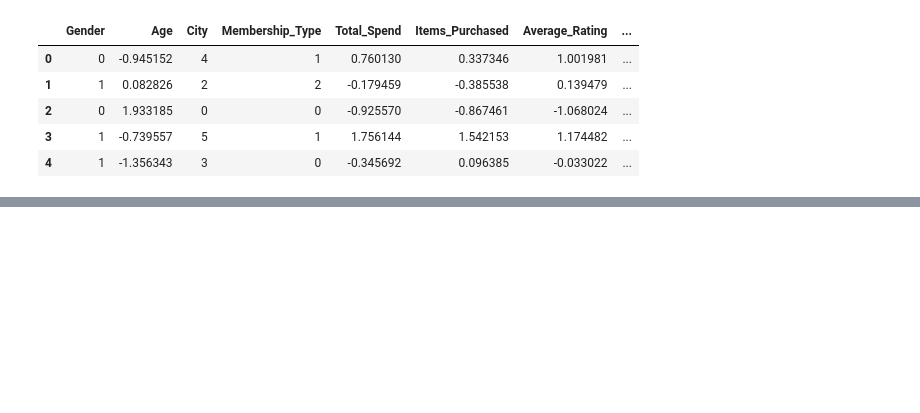
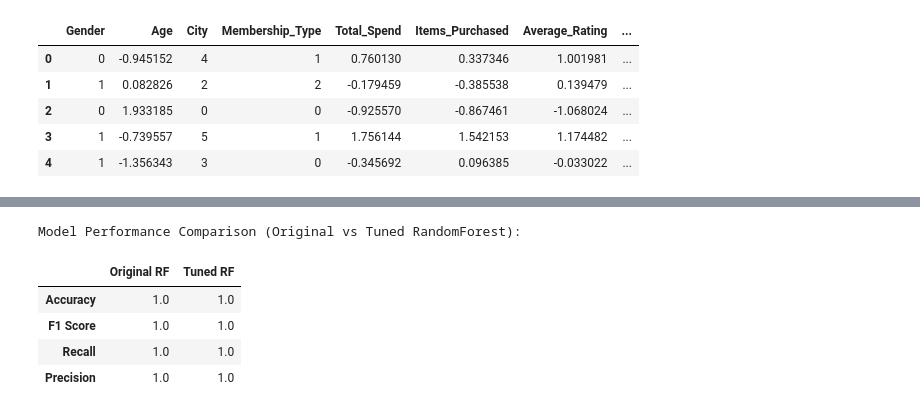
Before and after one commit to yatikanghan/Machine-Learning, a Jupyter notebook: Jupyter/project.ipynb, the cells around one changed output, grey strips where cells are left out. Cells and saved outputs as stored; diff of their text form; code cells hidden in the pictures; blank space fills up the shorter version.

```diff
--- a/Jupyter/project.ipynb
+++ b/Jupyter/project.ipynb
@@ -665,0 +1001,46 @@ ValueError: Cannot cast object dtype to float64
+# %%
+from sklearn.metrics import accuracy_score, f1_score, recall_score, precision_score
+
+# ✅ Train Original Random Forest
+rf_original = RandomForestClassifier(random_state=42)
+rf_original.fit(X_train, y_train)
+y_pred_original = rf_original.predict(X_test)
+
+# ✅ Train Tuned Random Forest (from previous tuning)
+y_pred_tuned = rf_tuner.predict(X_test)
+
+# ✅ Define function to calculate performance metrics
+def evaluate_model(y_true, y_pred):
+    return {
+        "Accuracy": accuracy_score(y_true, y_pred),
+        "F1 Score": f1_score(y_true, y_pred, average="weighted"),
+        "Recall": recall_score(y_true, y_pred, average="weighted"),
+        "Precision": precision_score(y_true, y_pred, average="weighted"),
+    }
+
+# ✅ Compute performance for both models
+original_rf_metrics = evaluate_model(y_test, y_pred_original)
+tuned_rf_metrics = evaluate_model(y_test, y_pred_tuned)
+
+# ✅ Convert results to DataFrame for easy comparison
+performance_df = pd.DataFrame({"Original RF": original_rf_metrics, "Tuned RF": tuned_rf_metrics})
+
+# ✅ Display Results
+print("Model Performance Comparison (Original vs Tuned RandomForest):")
+display(performance_df)
+
+# ✅ Visualize Comparison
+import plotly.express as px
+fig = px.bar(
+    performance_df.T,
+    barmode="group",
+    title="Performance Comparison: Original vs Tuned RandomForest",
+)
+fig.show()
+# %% [output]
+Model Performance Comparison (Original vs Tuned RandomForest):
+|  | Original RF | Tuned RF |
+| Accuracy | 1.0 | 1.0 |
+| F1 Score | 1.0 | 1.0 |
+| Recall | 1.0 | 1.0 |
+| Precision | 1.0 | 1.0 |
```
Also changed, not shown: parts of 13 cells of this notebook.
